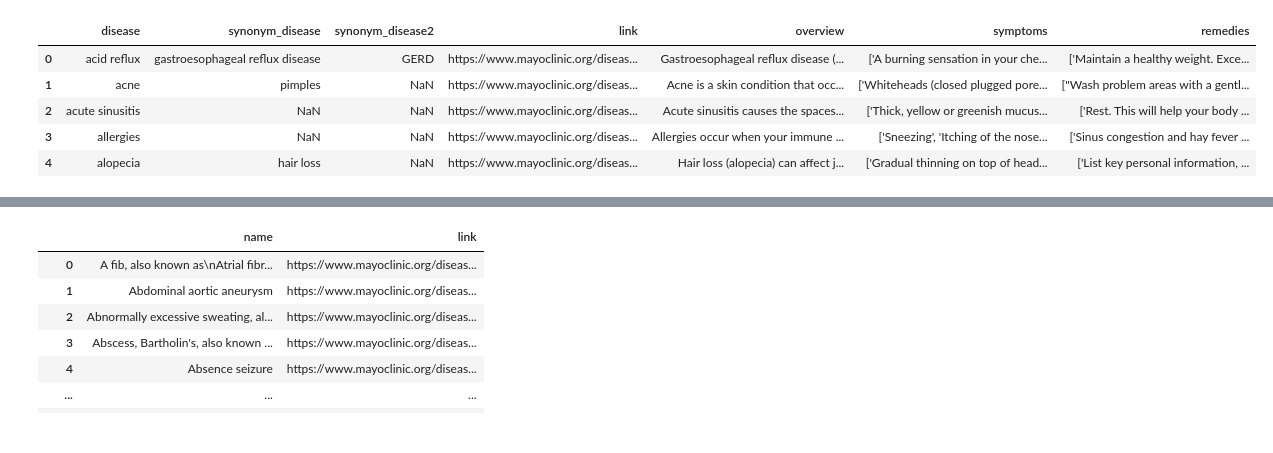
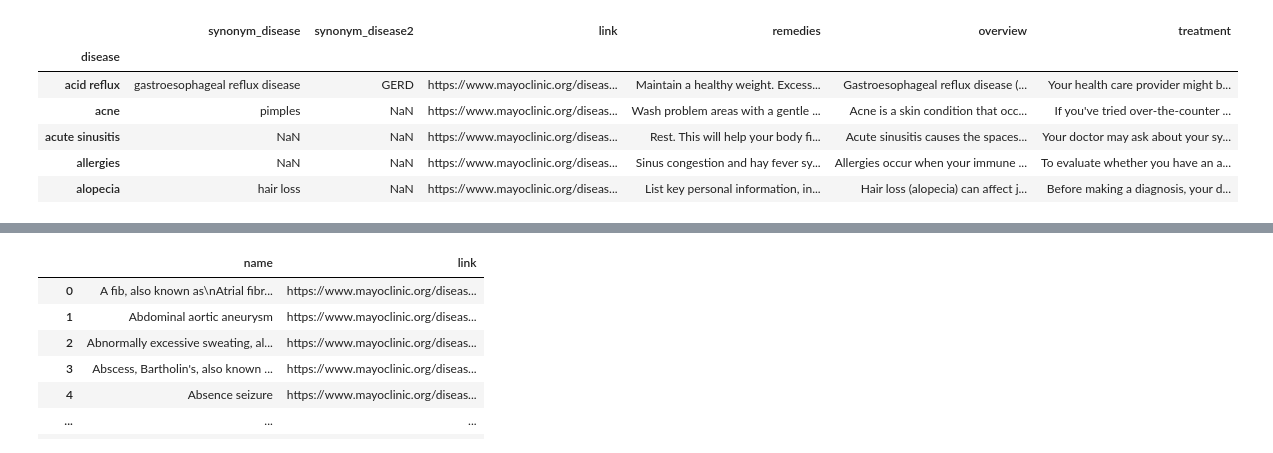
Before and after one commit to ikathuria/SelfMed, a Jupyter notebook: public/data_collection/mayo.ipynb, the cells around one changed output, grey strips where cells are left out. Drawn from its saved outputs; the diff is of its cells as text; code cells hidden in the pictures.

```diff
--- a/public/data_collection/mayo.ipynb
+++ b/public/data_collection/mayo.ipynb
@@ -19,16 +19,17 @@ options.add_argument("--disable-infobars")
 options.add_argument("--disable-dev-shm-usage")
 options.binary_location = os.environ.get("GOOGLE_CHROME_BIN")
 # %%
-dis = pd.read_excel("../datasets/remedies/mayo data - Copy.xlsx")
+dis = pd.read_excel("../datasets/updated details.xlsx")
 mayo_links = dis.link.values
 dis.head()
 # %% [output]
-|  | disease | synonym_disease | synonym_disease2 | link | overview | symptoms | remedies |
-| 0 | acid reflux | gastroesophageal reflux disease | GERD | https://www.mayoclinic.org/diseas... | Gastroesophageal reflux disease (... | ['A burning sensation in your che... | ['Maintain a healthy weight. Exce... |
-| 1 | acne | pimples | NaN | https://www.mayoclinic.org/diseas... | Acne is a skin condition that occ... | ['Whiteheads (closed plugged pore... | ["Wash problem areas with a gentl... |
-| 2 | acute sinusitis | NaN | NaN | https://www.mayoclinic.org/diseas... | Acute sinusitis causes the spaces... | ['Thick, yellow or greenish mucus... | ['Rest. This will help your body ... |
-| 3 | allergies | NaN | NaN | https://www.mayoclinic.org/diseas... | Allergies occur when your immune ... | ['Sneezing', 'Itching of the nose... | ['Sinus congestion and hay fever ... |
-| 4 | alopecia | hair loss | NaN | https://www.mayoclinic.org/diseas... | Hair loss (alopecia) can affect j... | ['Gradual thinning on top of head... | ['List key personal information, ... |
+|  | synonym_disease | synonym_disease2 | link | remedies | overview | treatment |
+| disease |  |  |  |  |  |  |
+| acid reflux | gastroesophageal reflux disease | GERD | https://www.mayoclinic.org/diseas... | Maintain a healthy weight. Excess... | Gastroesophageal reflux disease (... | Your health care provider might b... |
+| acne | pimples | NaN | https://www.mayoclinic.org/diseas... | Wash problem areas with a gentle ... | Acne is a skin condition that occ... | If you've tried over-the-counter ... |
+| acute sinusitis | NaN | NaN | https://www.mayoclinic.org/diseas... | Rest. This will help your body fi... | Acute sinusitis causes the spaces... | Your doctor may ask about your sy... |
+| allergies | NaN | NaN | https://www.mayoclinic.org/diseas... | Sinus congestion and hay fever sy... | Allergies occur when your immune ... | To evaluate whether you have an a... |
+| alopecia | hair loss | NaN | https://www.mayoclinic.org/diseas... | List key personal information, in... | Hair loss (alopecia) can affect j... | Before making a diagnosis, your d... |
 # %%
 def scrape_diseases(links):
     diseases = {
```
Also changed, not shown: parts of 8 cells of this notebook, 2 other files.
